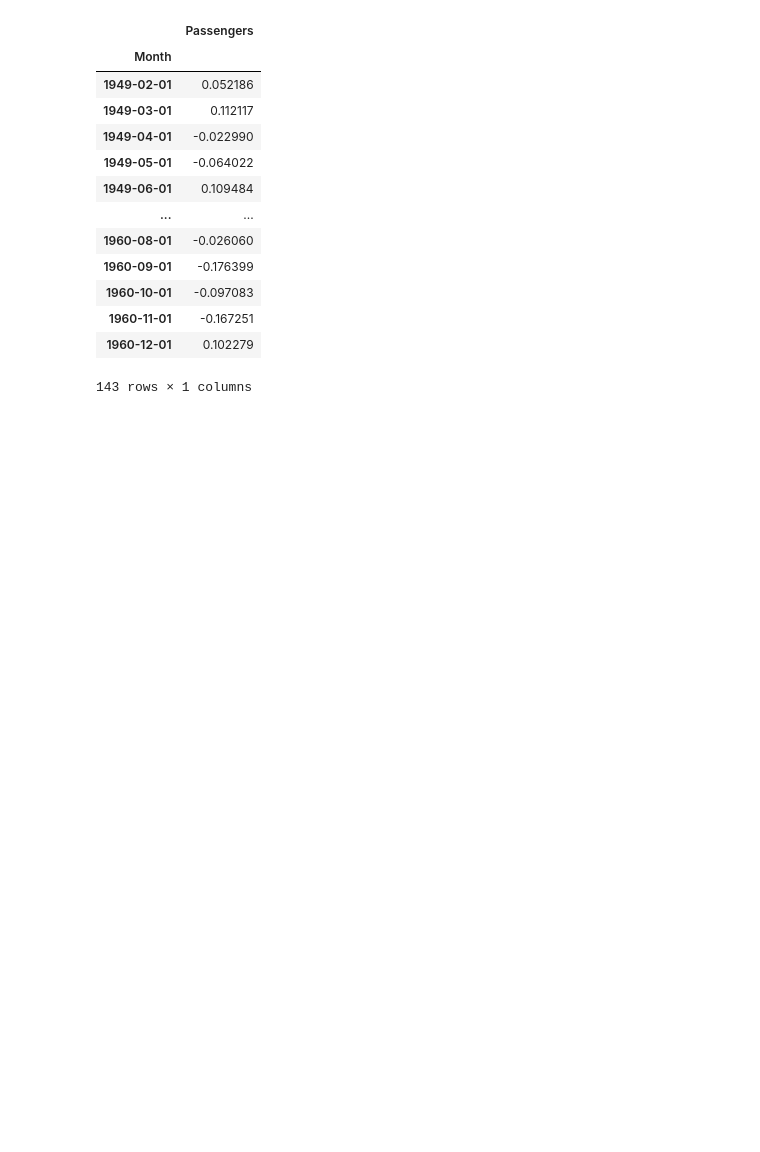
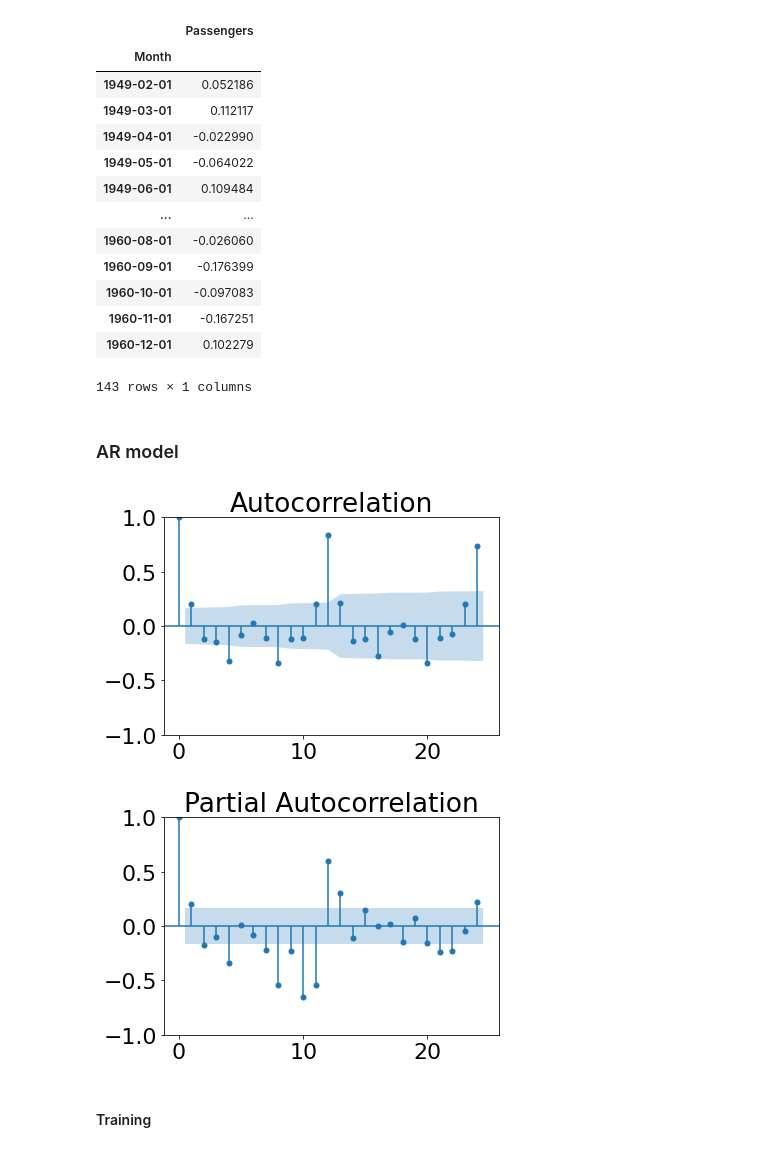
Before and after one commit to ThierrryScotto/Air-Passengers-2.0, a Jupyter notebook: Air_Passengers_2_0.ipynb, the cells around one changed output. Cells and saved outputs as stored; diff of their text form; code cells hidden in the pictures; blank space fills up the shorter version.

```diff
--- a/Air_Passengers_2_0.ipynb
+++ b/Air_Passengers_2_0.ipynb
@@ -198,7 +200,7 @@ residual.plot()
 de_trended = dataset['Passengers'] - result.trend
 
 plt.figure(figsize=(19,5))
-plt.rcParams.update({'font.size': 22})
+# plt.rcParams.update({'font.size': 22})
 plt.grid()
 plt.plot(dataset.index, de_trended, marker='', linestyle='-', label='detrended_timeseries', linewidth=4)
 plt.title("Time Series without trend")
@@ -232,7 +234,7 @@ plt.show()
 dataset_residuals = dataset['Passengers'] - result.trend - result.seasonal
 
 plt.figure(figsize=(19,5))
-plt.rcParams.update({'font.size': 22})
+# plt.rcParams.update({'font.size': 22})
 plt.grid()
 plt.plot(dataset.index, dataset_residuals, marker='', linestyle='-', label='Residual', linewidth=4)
 plt.title("Time Series without trend and Seasonality")
@@ -474,0 +494,9 @@ dataset_log
+# %% [markdown]
+### AR model
+# %%
+plot_autocorrelation(dataset_log, lags=24)
+# %% [output]
+[figure, added]
+[figure, added]
+# %% [markdown]
+#### Training
```
Also changed, not shown: parts of 12 cells of this notebook.
